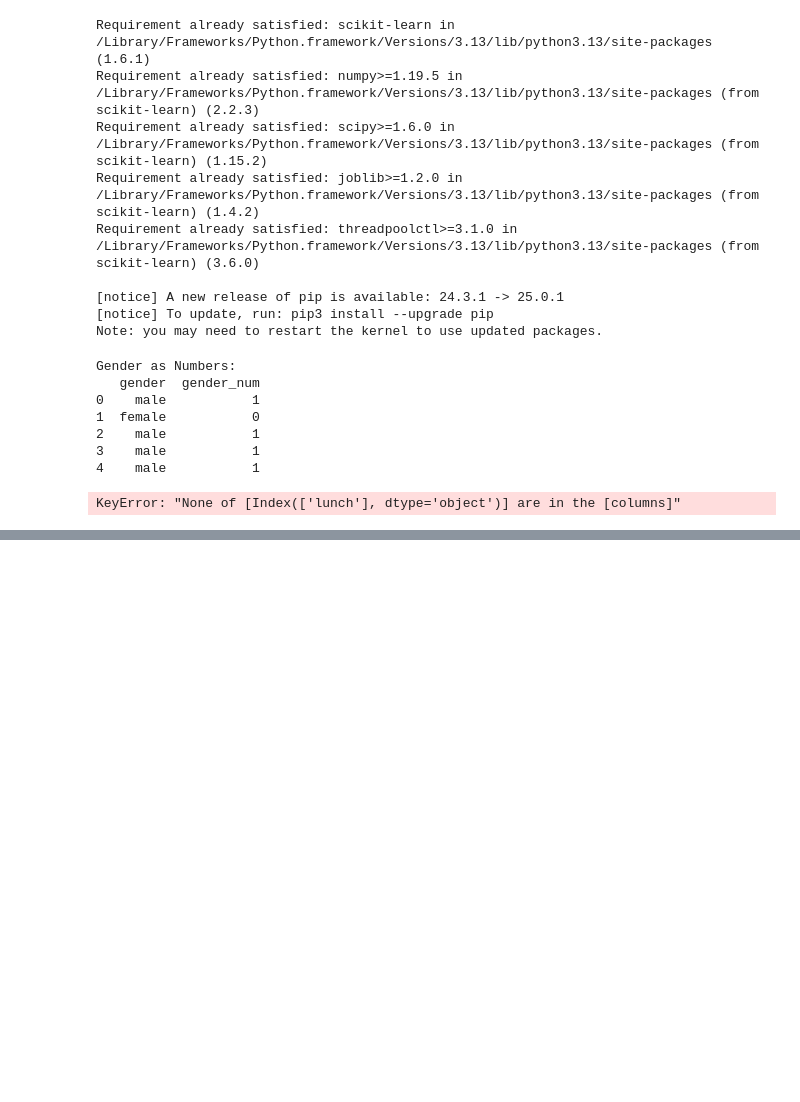
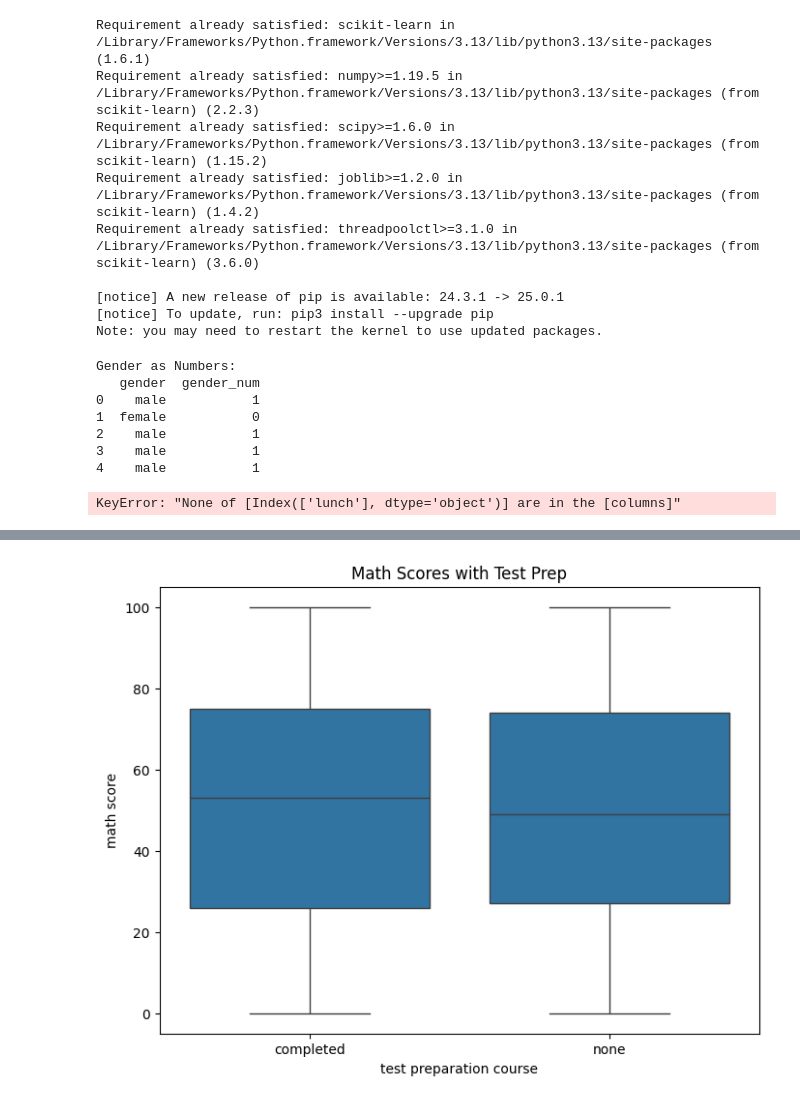
Before and after one commit to Pankaj-Str/codeswithpankaj.com-Machine-Learning, a Jupyter notebook: Exploratory Data Analysis (EDA)/EDA_CWPC.ipynb, the cells around one changed output, grey strips where cells are left out. Cells and saved outputs as stored; diff of their text form; code cells hidden in the pictures; blank space fills up the shorter version.

```diff
--- a/Exploratory Data Analysis (EDA)/EDA_CWPC.ipynb
+++ b/Exploratory Data Analysis (EDA)/EDA_CWPC.ipynb
@@ -117,0 +164,7 @@ Dummy variables for 'lunch' already exist.
+# %%
+plt.figure(figsize=(8, 6))
+sns.boxplot(x='test preparation course', y='math score', data=data)
+plt.title('Math Scores with Test Prep')
+plt.show()
+# %% [output]
+[figure, added]
```
Also changed, not shown: parts of 6 cells of this notebook.
